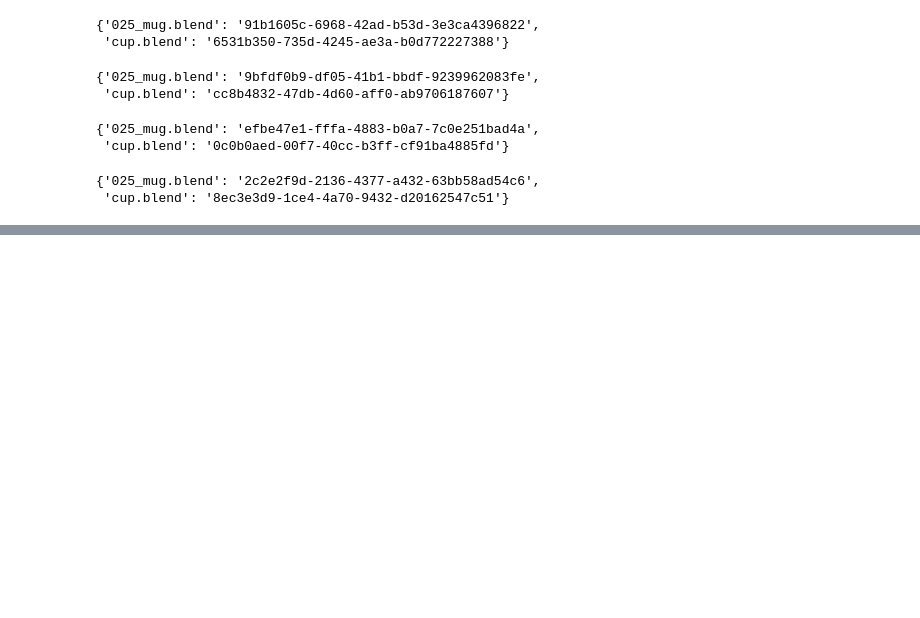
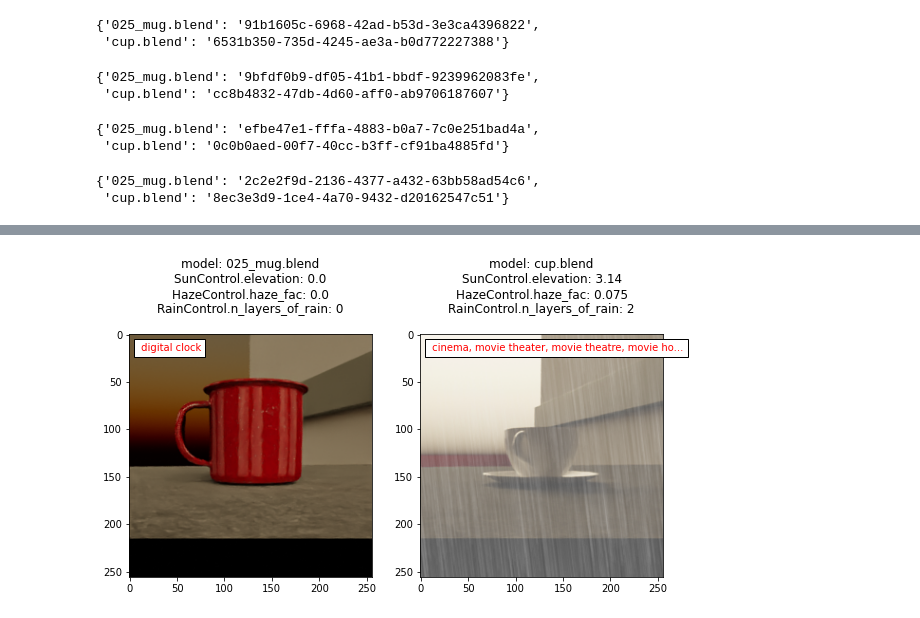
Before and after one commit to lr98769/3db, a Jupyter notebook: experiments/changing_weather/cup_mug/analysis/compare_results.ipynb, the cells around one changed output, grey strips where cells are left out. Drawn from its saved outputs; the diff is of its cells as text; code cells hidden in the pictures; blank space fills up the shorter version.

```diff
--- a/experiments/changing_weather/cup_mug/analysis/compare_results.ipynb
+++ b/experiments/changing_weather/cup_mug/analysis/compare_results.ipynb
@@ -370,0 +550,4 @@ analysis.viewAdversarialImages('l2_3_0', "non_rob", ['l2_3_0'])
+# %%
+analysis.viewAdversarialImages('linf_8')
+# %% [output]
+[figure, added]
```
Also changed, not shown: parts of 12 cells of this notebook, 2 other files.
